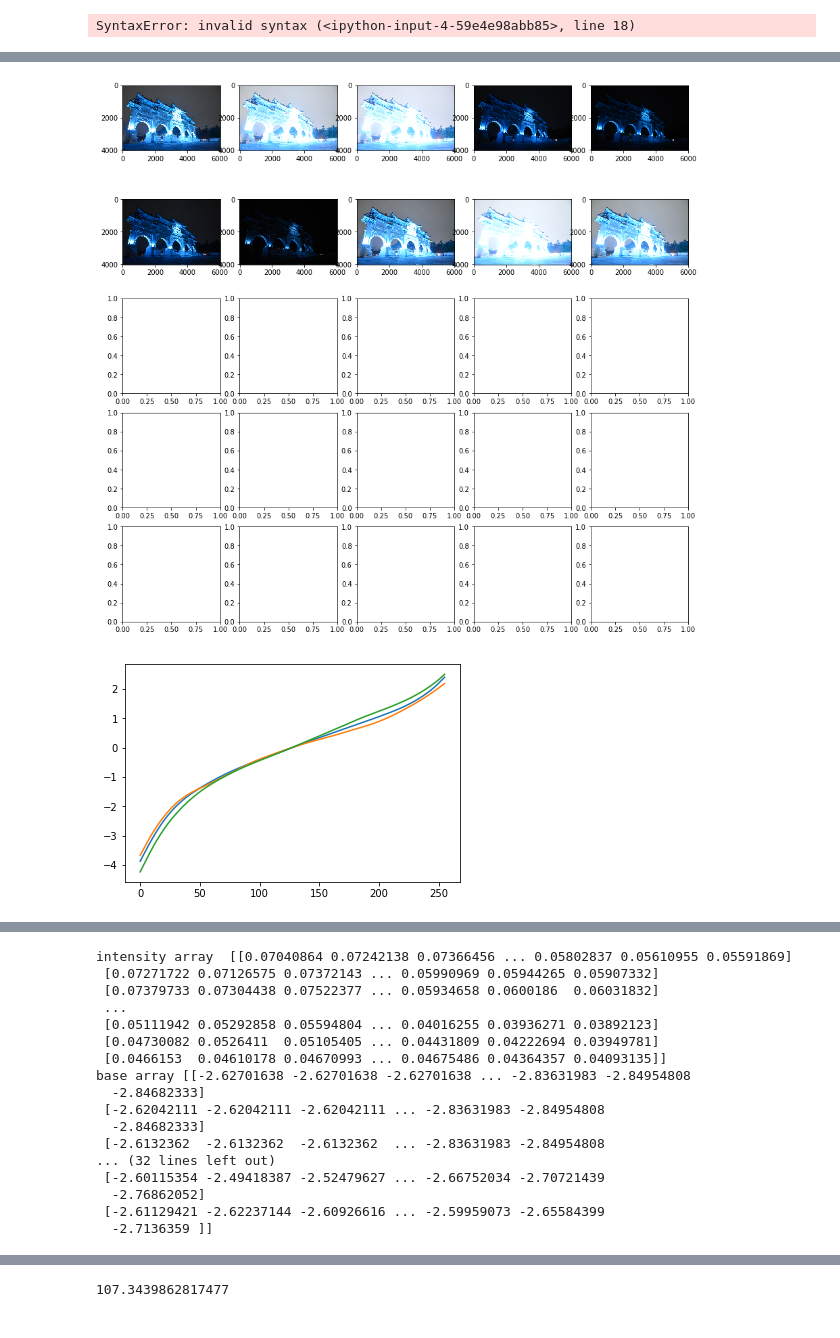
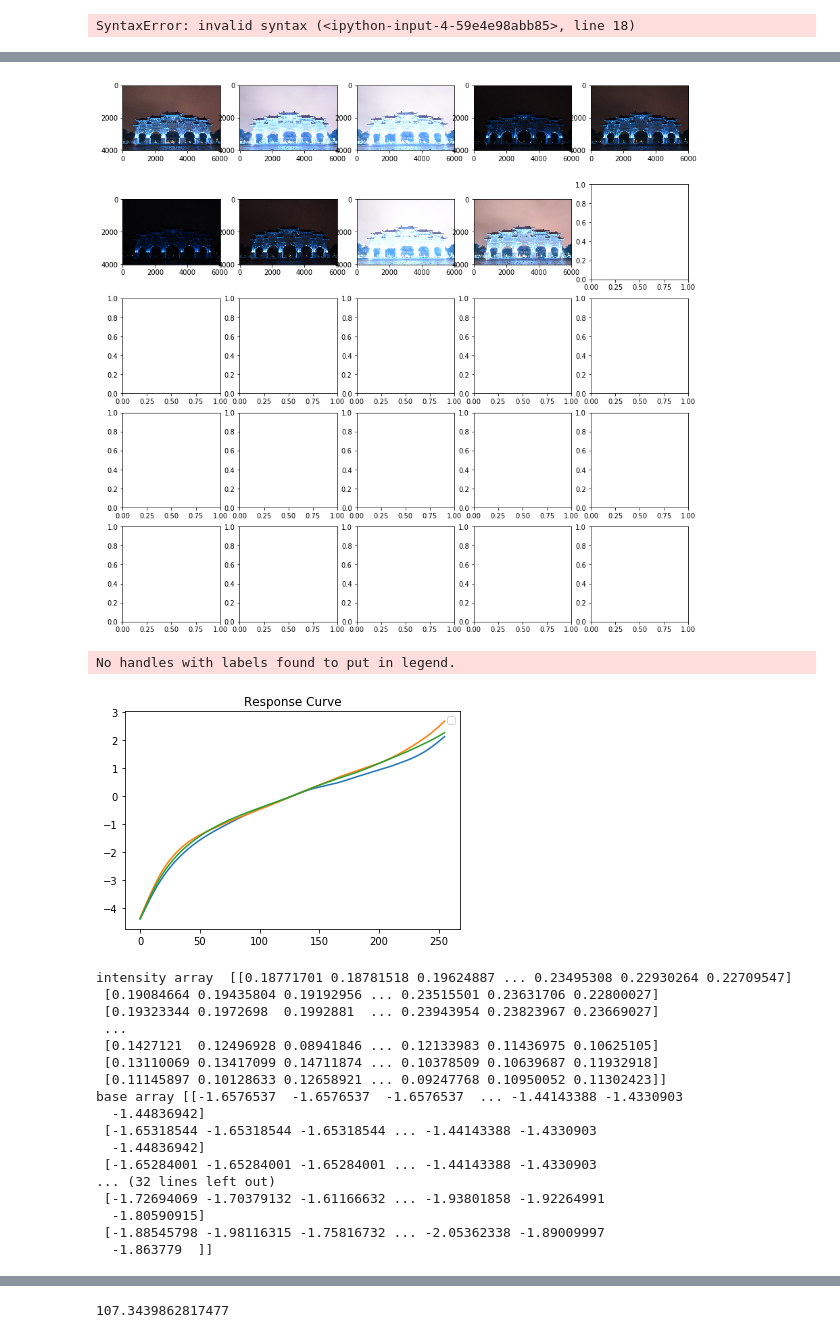
Before and after one commit to Nicetiesniceties/VFX, a Jupyter notebook: Hw1/HDR_bilateral.ipynb, the cells around one changed output, grey strips where cells are left out. Saved outputs shown, nothing was run; the diff lists cells and outputs as text; code cells hidden in the pictures.

```diff
--- a/Hw1/HDR_bilateral.ipynb
+++ b/Hw1/HDR_bilateral.ipynb
@@ -118,11 +118,11 @@ def sampleZ(images_1c, MAX_intensity):
     intensity_range = MAX_intensity + 1
     Z = np.zeros((intensity_range, len(images)), dtype = int)
     # src_img = images[rd.randrange(len(images))]
-    src_img = images[len(images) // 2]
+    src_img = images[0]
     for intensity in range(intensity_range):
         rows, cols = np.where(src_img == intensity)
         if(len(rows) == 0):
-            rows, cols = np.where(images[len(images) // 2 + 1] == intensity)
+            rows, cols = np.where(images[1] == intensity)
             if(len(rows) == 0):
                 continue
         idx = rd.randrange(len(rows))
@@ -306,7 +306,7 @@ def bilateral_func(input_image):
     log_abs_scale = np.max(log_base) * compressionfactor
     print('log absolute scale', log_abs_scale)
     log_output = log_base * compressionfactor + log_detail# - log_abs_scale
-    axes[1][1].imshow(Image.fromarray(np.exp(log_output)))
+    axes[1][1].imshow(Image.fromarray(np.exp(log_output)), cmap = "spring")
     print('log output', log_output)
     R_out = r * np.exp(log_output)
     G_out = g * np.exp(log_output)
@@ -327,6 +327,8 @@ def CreateHdrImage(images_rgb, MAX_intensity, shutter_times, WeightedIntensity,
     #RespCurve = [-1 * curve for curve in RespCurve]
     for curve in RespCurve:
         plt.plot(curve)
+    plt.legend()
+    plt.title("Response Curve")
     plt.show()
     # Calculate Radiance Map if RadMap is an empty list
     if len(RadMap) == 0:
@@ -356,13 +358,15 @@ def CreateHdrImage(images_rgb, MAX_intensity, shutter_times, WeightedIntensity,
 # living_room_times = np.array([1/160, 1/125, 1/80, 1/60, 1/40, 1/15], dtype = float)
 # %%
 if __name__ == "__main__":
-    images, images_rgb = readImages("testing_images/View2")
+    images, images_rgb = readImages("testing_images/View1")
     show_images(images)
     # living_room_times = np.array([1/160, 1/125, 1/80, 1/60, 1/40, 1/15], dtype = float)
     view_2_times = np.array([1, 10, 15, 1 / 10, 1 / 25,
                              1 / 5, 1 / 50, 2.5, 20, 5])
-    # view_1_times = np.array([1, 10, 15, 1 / 10, 1 / 2.5, 1 / 25,
-    #                          1 / 5, 20, 5])
+    view_1_times = np.array([1, 10, 15, 1 / 10, 1 / 2.5, 1 / 25,
+                             1 / 5, 20, 5])
+    complete_view_1_times = np.array([1, 20, 15, 1/10, 1/100, 1/125, 1/160, 1/2.5, 1/25,
+                                     1/250, 1/400, 1/5, 1/50, 1/80, 1/800, 20, 25, 5])
     #test_times = np.array([60, 80, 100, 125, 160, 200, 250, 320, 400, 500, 800, 1250, 2000, 3200], dtype = float)
     #test_times = test_times[::-1]
     #living_room_times = np.array([32, 16, 8, 4, 2, 1, 0.5, 0.25, 0.125, 0.0625, 0.03125, 0.15625, 0.0078125, 0.00390625, 0.001953125, 0.0009765265], dtype = float)
@@ -371,10 +375,14 @@ if __name__ == "__main__":
     result_image, RadianceMap = CreateHdrImage(
                                    images_rgb,
                                    MAX_intensity = 255,
-                                   shutter_times = np.log(view_2_times),#test_times[-10: -1],
+                                   shutter_times = np.log(view_1_times),#test_times[-10: -1],
                                    WeightedIntensity = intensity_weighting,
                                    ToneMappingFunction = gammaToneMapping,
-                                   RadMap = []
+                                   RadMap = RadianceMap
                                 )
-    cv2.imwrite("result_images/view 2 test tone mapping.png", result_image)
+    for i in tqdm(range(len(result_image))):
+        for j in range(len(result_image[0])):
+            if(result_image[i][j][0] > 230):
+                result_image[i][j][1]  = result_image[i][j][2] = result_image[i][j][0]
+    cv2.imwrite("result_images/view 1 255 tone mapping.png", result_image)
 # %% [output]
@@ -382,2 +390,20 @@ if __name__ == "__main__":
-[figure, old version]
+[figure, new version]
+No handles with labels found to put in legend.
-[figure, old version]
+[figure, new version]
+intensity array  [[0.18771701 0.18781518 0.19624887 ... 0.23495308 0.22930264 0.22709547]
+ [0.19084664 0.19435804 0.19192956 ... 0.23515501 0.23631706 0.22800027]
+ [0.19323344 0.1972698  0.1992881  ... 0.23943954 0.23823967 0.23669027]
+ ...
+ [0.1427121  0.12496928 0.08941846 ... 0.12133983 0.11436975 0.10625105]
+ [0.13110069 0.13417099 0.14711874 ... 0.10378509 0.10639687 0.11932918]
+ [0.11145897 0.10128633 0.12658921 ... 0.09247768 0.10950052 0.11302423]]
+base array [[-1.6576537  -1.6576537  -1.6576537  ... -1.44143388 -1.4330903
+  -1.44836942]
+ [-1.65318544 -1.65318544 -1.65318544 ... -1.44143388 -1.4330903
+  -1.44836942]
+ [-1.65284001 -1.65284001 -1.65284001 ... -1.44143388 -1.4330903
+... (32 lines left out)
+ [-1.72694069 -1.70379132 -1.61166632 ... -1.93801858 -1.92264991
+  -1.80590915]
+ [-1.88545798 -1.98116315 -1.75816732 ... -2.05362338 -1.89009997
+  -1.863779  ]]
@@ -387,17 +411,0 @@ if __name__ == "__main__":
-intensity array  [[0.07040864 0.07242138 0.07366456 ... 0.05802837 0.05610955 0.05591869]
- [0.07271722 0.07126575 0.07372143 ... 0.05990969 0.05944265 0.05907332]
- [0.07379733 0.07304438 0.07522377 ... 0.05934658 0.0600186  0.06031832]
- ...
- [0.05111942 0.05292858 0.05594804 ... 0.04016255 0.03936271 0.03892123]
- [0.04730082 0.0526411  0.05105405 ... 0.04431809 0.04222694 0.03949781]
- [0.0466153  0.04610178 0.04670993 ... 0.04675486 0.04364357 0.04093135]]
-base array [[-2.62701638 -2.62701638 -2.62701638 ... -2.83631983 -2.84954808
-  -2.84682333]
- [-2.62042111 -2.62042111 -2.62042111 ... -2.83631983 -2.84954808
-  -2.84682333]
- [-2.6132362  -2.6132362  -2.6132362  ... -2.83631983 -2.84954808
-... (32 lines left out)
- [-2.60115354 -2.49418387 -2.52479627 ... -2.66752034 -2.70721439
-  -2.76862052]
- [-2.61129421 -2.62237144 -2.60926616 ... -2.59959073 -2.65584399
-  -2.7136359 ]]
```
Also changed, not shown: parts of 4 cells of this notebook, 49 other files.
